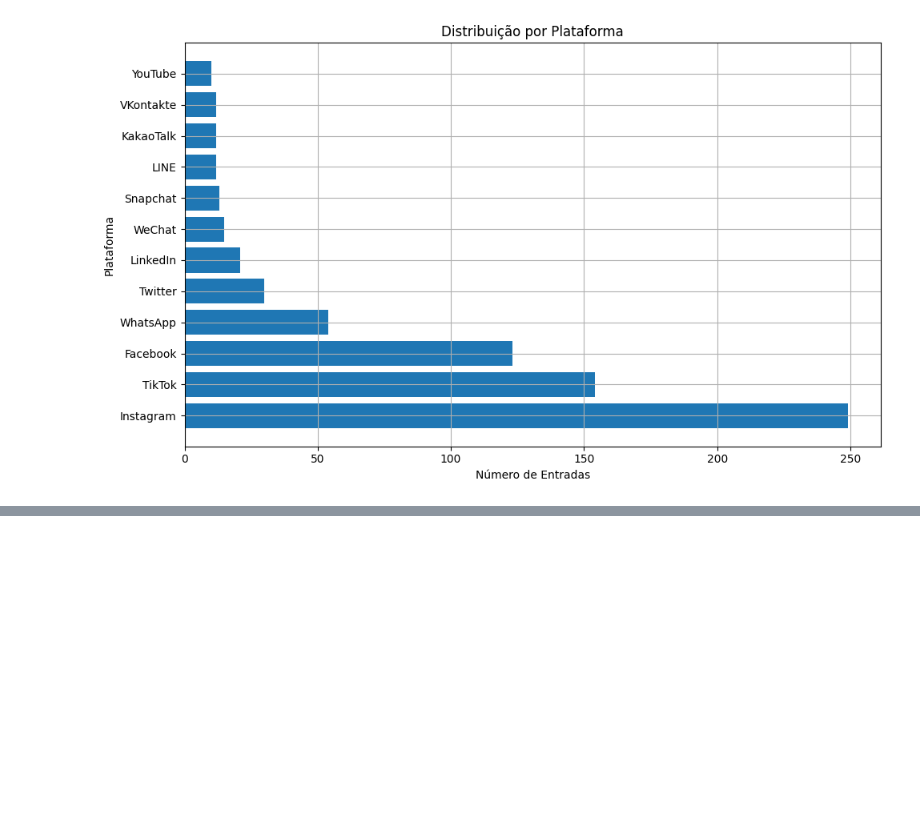
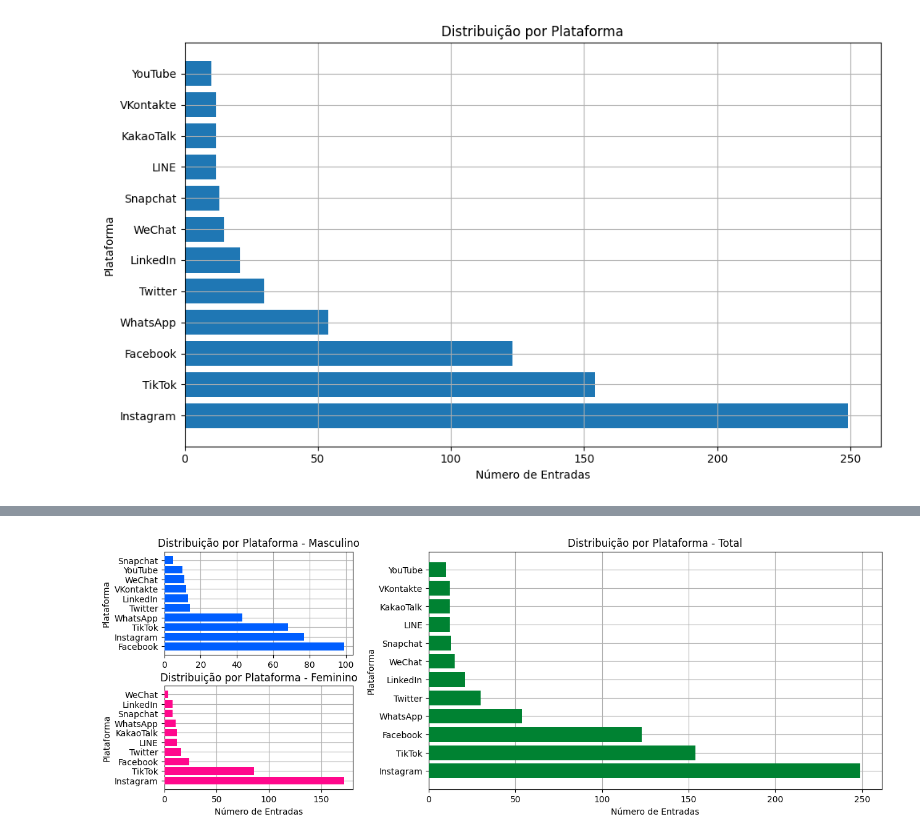
Before and after one commit to oDaniel728/alura-imersao-dados, a Jupyter notebook: atividade/vicio-em-rede-sociais.ipynb, the cells around one changed output, grey strips where cells are left out. Saved outputs shown, nothing was run; the diff lists cells and outputs as text; code cells hidden in the pictures; blank space fills up the shorter version.

```diff
--- a/atividade/vicio-em-rede-sociais.ipynb
+++ b/atividade/vicio-em-rede-sociais.ipynb
@@ -125,0 +148,35 @@ plt.show()
+# %%
+contador_m: dict[str, int] = df.query("sexo == 'M'")["plataforma"].value_counts().to_dict() # type: ignore
+contador_f: dict[str, int] = df.query("sexo == 'F'")["plataforma"].value_counts().to_dict() # type: ignore
+contador_total: dict[str, int] = df["plataforma"].value_counts().to_dict() # type: ignore
+
+fig = plt.figure(figsize=(15, 5))
+gs = fig.add_gridspec(2, 3, height_ratios=[1, 1], hspace=0.3, wspace=0.4)
+
+ax1 = fig.add_subplot(gs[0, 0])
+ax2 = fig.add_subplot(gs[1, 0])
+ax3 = fig.add_subplot(gs[:, 1:])
+
+ax1.grid(True, zorder=0)
+ax1.barh(list(contador_m.keys()), list(contador_m.values()), color="#005eff", zorder=3)
+ax1.set_ylabel('Plataforma')
+ax1.set_title('Distribuição por Plataforma - Masculino')
+ax1.set_axisbelow(True)
+
+ax2.grid(True, zorder=0)
+ax2.barh(list(contador_f.keys()), list(contador_f.values()), color='#ff088c', zorder=3)
+ax2.set_xlabel('Número de Entradas')
+ax2.set_ylabel('Plataforma')
+ax2.set_title('Distribuição por Plataforma - Feminino')
+ax2.set_axisbelow(True)
+
+ax3.grid(True, zorder=0)
+ax3.barh(list(contador_total.keys()), list(contador_total.values()), color='#008232', zorder=3)
+ax3.set_xlabel('Número de Entradas')
+ax3.set_ylabel('Plataforma')
+ax3.set_title('Distribuição por Plataforma - Total')
+ax3.set_axisbelow(True)
+
+plt.show()
+# %% [output]
+[figure, added]
```
Also changed, not shown: parts of 1 cell of this notebook.
